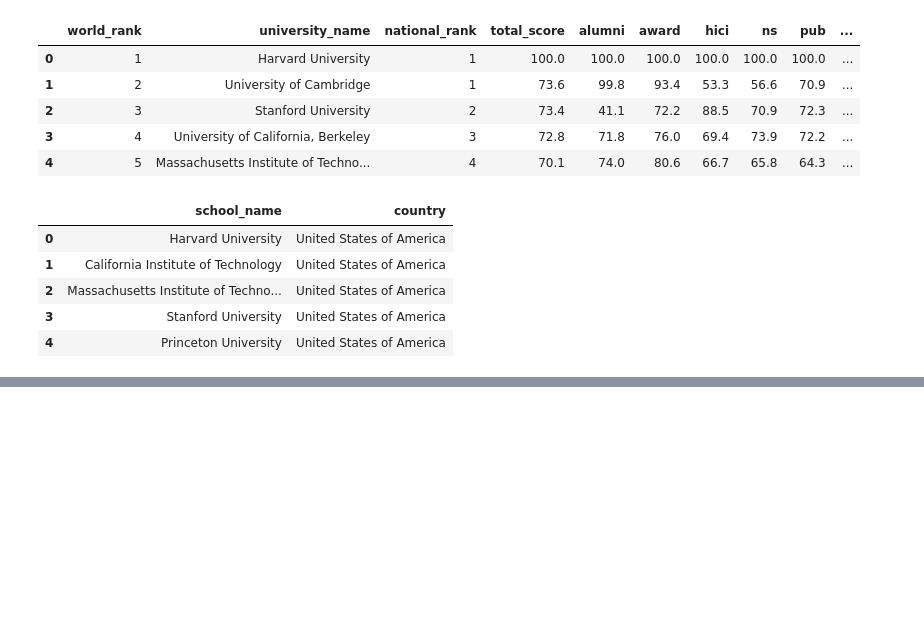
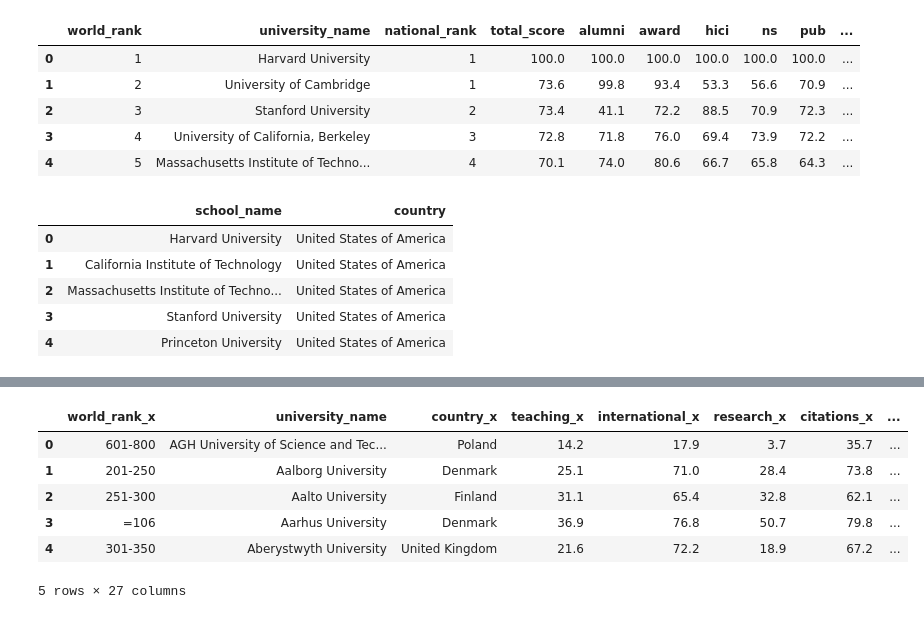
Before and after one commit to SalmaChabib/progetto_computer_science, a Jupyter notebook: Progetto.ipynb, the cells around one changed output, grey strips where cells are left out. Drawn from its saved outputs; the diff is of its cells as text; code cells hidden in the pictures; blank space fills up the shorter version.

```diff
--- a/Progetto.ipynb
+++ b/Progetto.ipynb
@@ -67,0 +58,3 @@ education_expenditure.head()
+# %%
+least_recent_data=timesData.loc[(timesData.groupby('university_name')['year'].idxmin())]
+least_recent_data.head()
@@ -67,0 +69,3 @@ education_expenditure.head()
+# %%
+punto2=pd.merge(most_recent_data, least_recent_data, on='university_name')
+punto2.head()
@@ -67,0 +107,11 @@ education_expenditure.head()
+# %%
+punto2['income_x']=pd.to_numeric(punto2['income_x'], errors='coerce')
+punto2.head()
+# %% [output]
+|  | world_rank_x | university_name | country_x | teaching_x | international_x | research_x | citations_x | ... |
+| 0 | 601-800 | AGH University of Science and Tec... | Poland | 14.2 | 17.9 | 3.7 | 35.7 | ... |
+| 1 | 201-250 | Aalborg University | Denmark | 25.1 | 71.0 | 28.4 | 73.8 | ... |
+| 2 | 251-300 | Aalto University | Finland | 31.1 | 65.4 | 32.8 | 62.1 | ... |
+| 3 | =106 | Aarhus University | Denmark | 36.9 | 76.8 | 50.7 | 79.8 | ... |
+| 4 | 301-350 | Aberystwyth University | United Kingdom | 21.6 | 72.2 | 18.9 | 67.2 | ... |
+5 rows × 27 columns
```
Also changed, not shown: parts of 32 cells of this notebook.
